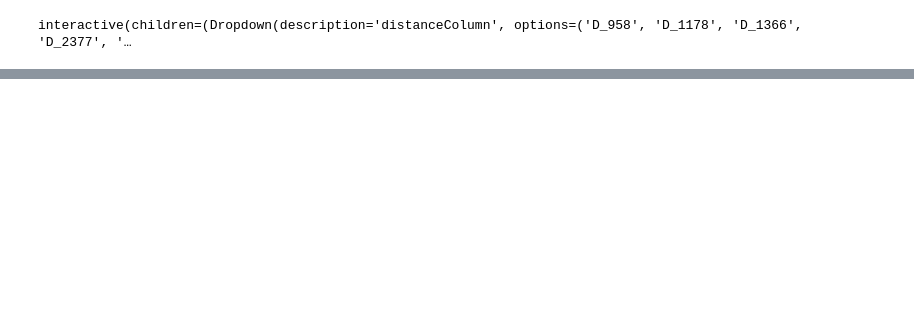
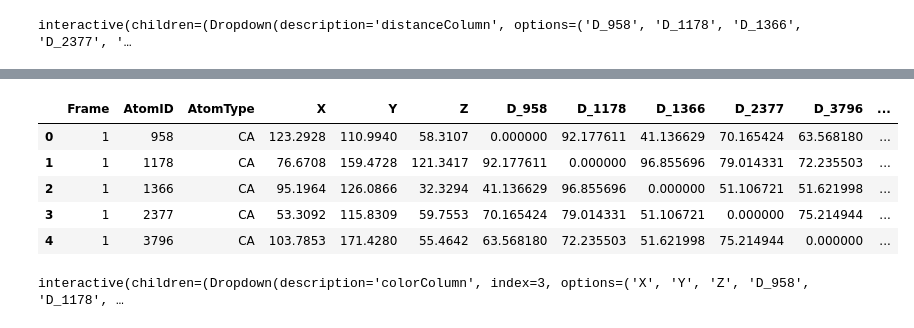
Before and after one commit to wesleymsmith/Piezo_Milestoning, a Jupyter notebook: Milestoning_Setup_Visualization.ipynb, the cells around one changed output, grey strips where cells are left out. Saved outputs shown, nothing was run; the diff lists cells and outputs as text; code cells hidden in the pictures; blank space fills up the shorter version.

```diff
--- a/Milestoning_Setup_Visualization.ipynb
+++ b/Milestoning_Setup_Visualization.ipynb
@@ -259,0 +335,67 @@ interactive(children=(Dropdown(description='distanceColumn', options=('D_958', '
+# %%
+pcaData=pd.read_csv('/'.join([dataDir,'pca_projection_data.csv']))
+pcaData.head()
+# %% [output]
+|  | Frame | AtomID | AtomType | X | Y | Z | D_958 | D_1178 | D_1366 | D_2377 | D_3796 | ... |
+| 0 | 1 | 958 | CA | 123.2928 | 110.9940 | 58.3107 | 0.000000 | 92.177611 | 41.136629 | 70.165424 | 63.568180 | ... |
+| 1 | 1 | 1178 | CA | 76.6708 | 159.4728 | 121.3417 | 92.177611 | 0.000000 | 96.855696 | 79.014331 | 72.235503 | ... |
+| 2 | 1 | 1366 | CA | 95.1964 | 126.0866 | 32.3294 | 41.136629 | 96.855696 | 0.000000 | 51.106721 | 51.621998 | ... |
+| 3 | 1 | 2377 | CA | 53.3092 | 115.8309 | 59.7553 | 70.165424 | 79.014331 | 51.106721 | 0.000000 | 75.214944 | ... |
+| 4 | 1 | 3796 | CA | 103.7853 | 171.4280 | 55.4642 | 63.568180 | 72.235503 | 51.621998 | 75.214944 | 0.000000 | ... |
+# %%
+@interact_manual
+def color_by_distance(colorColumn=widgets.Dropdown(
+                          options=[colName for colName in pcaData.columns \
+                                   if ('PCA_' in colName) | ('D_' in colName) | \
+                                      (colName=='X') | (colName=='Y') | (colName=='Z')],
+                          value='D_958'),
+                      xCol=widgets.Dropdown(
+                          options=[colName for colName in pcaData.columns \
+                                   if ('PCA_' in colName) | ('D_' in colName) | \
+                                      (colName=='X') | (colName=='Y') | (colName=='Z')],
+                          value='PCA_0'),
+                      yCol=widgets.Dropdown(
+                          options=[colName for colName in pcaData.columns \
+                                   if ('PCA_' in colName) | ('D_' in colName) | \
+                                      (colName=='X') | (colName=='Y') | (colName=='Z')],
+                          value='PCA_1'),
+                      zCol=widgets.Dropdown(
+                          options=[colName for colName in pcaData.columns \
+                                   if ('PCA_' in colName) | ('D_' in colName) | \
+                                      (colName=='X') | (colName=='Y') | (colName=='Z')],
+                          value='PCA_2'),
+                     ):
+    go=ply.graph_objs
+    fig=go.Figure(
+        data=[
+                go.Scatter3d(x=pcaData.query('AtomType == "POT"')[xCol],
+                             y=pcaData.query('AtomType == "POT"')[yCol],
+                             z=pcaData.query('AtomType == "POT"')[zCol],
+                             mode='markers',
+                             marker=dict(size=2,
+                                         color=pcaData.query(
+                                                 'AtomType == "POT"'
+                                             )[colorColumn],
+                                         colorscale='RdBu',
+                                         opacity=.125)),
+                go.Scatter3d(
+                    x=pcaData.query(
+                            '(AtomType == "CA")'
+                        )[xCol],
+                    y=pcaData.query(
+                            '(AtomType == "CA")'
+                        )[yCol],
+                    z=pcaData.query(
+                            '(AtomType == "CA")'
+                        )[zCol],
+                    mode='markers',
+                    marker=dict(size=12,
+                                color='black',
+                                opacity=.25))
+             ],
+        layout=dict(
+            width=800,height=600)
+    )
+    fig.show()
+# %% [output]
+interactive(children=(Dropdown(description='colorColumn', index=3, options=('X', 'Y', 'Z', 'D_958', 'D_1178', …
```
Also changed, not shown: parts of 12 cells of this notebook, 2 other files.
